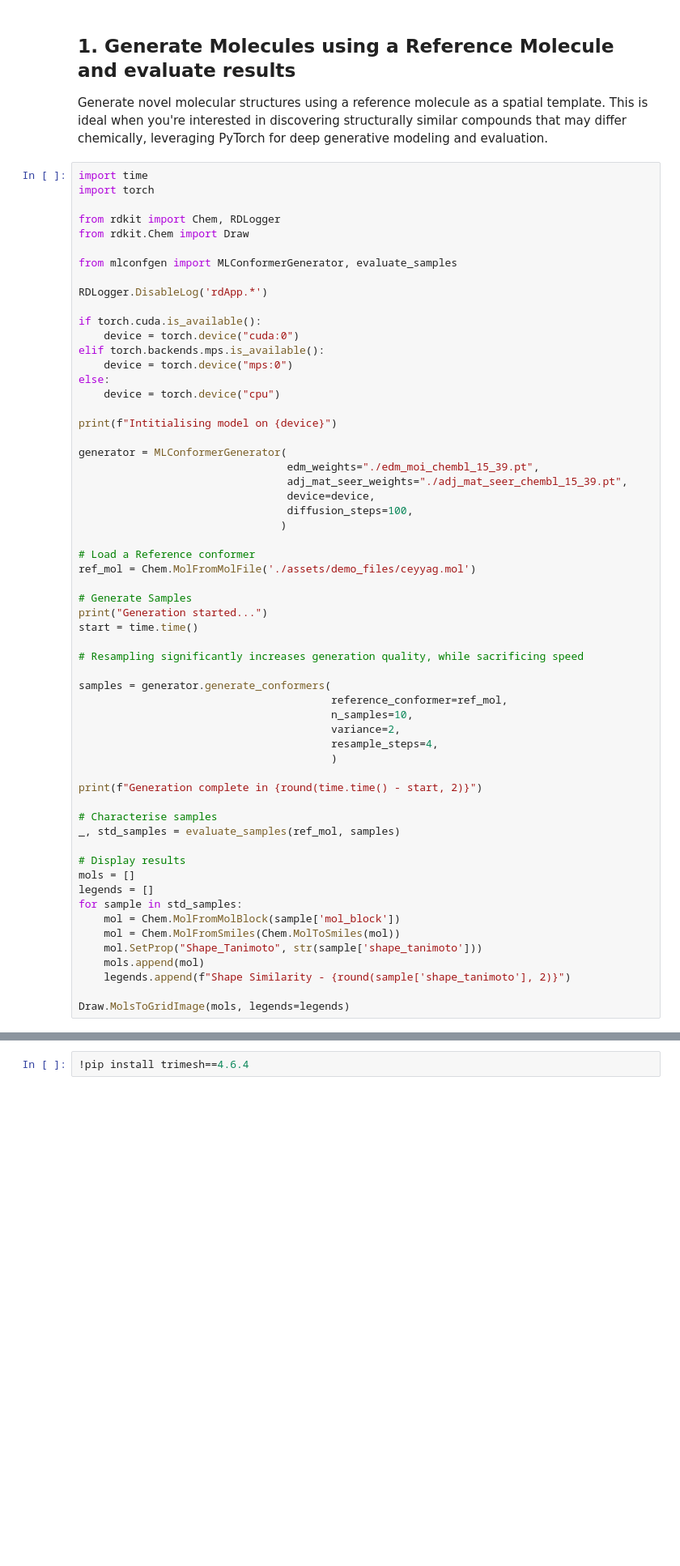
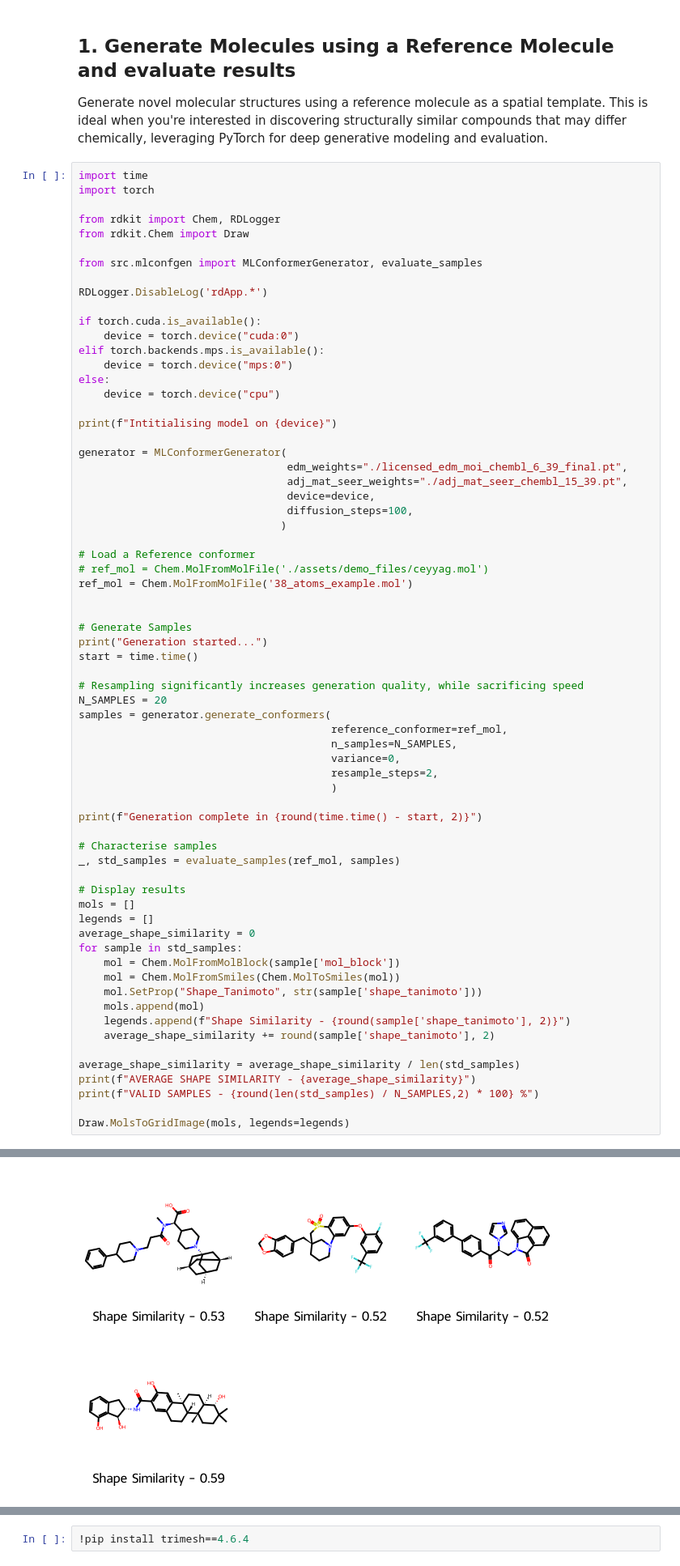
Before and after one commit to Membrizard/ml_conformer_generator, a Jupyter notebook: python_api_demo.ipynb, the cells around one changed output, grey strips where cells are left out. Shown at 81% size. Cells and saved outputs as stored; diff of their text form; blank space fills up the shorter version.

```diff
--- a/python_api_demo.ipynb
+++ b/python_api_demo.ipynb
@@ -20,7 +20,7 @@ import torch
 from rdkit import Chem, RDLogger
 from rdkit.Chem import Draw
 
-from mlconfgen import MLConformerGenerator, evaluate_samples
+from src.mlconfgen import MLConformerGenerator, evaluate_samples
 
 RDLogger.DisableLog('rdApp.*')
 
@@ -34,26 +34,28 @@ else:
 print(f"Intitialising model on {device}")
 
 generator = MLConformerGenerator(
-                                 edm_weights="./edm_moi_chembl_15_39.pt",
+                                 edm_weights="./licensed_edm_moi_chembl_6_39_final.pt",
                                  adj_mat_seer_weights="./adj_mat_seer_chembl_15_39.pt",
                                  device=device,
                                  diffusion_steps=100,
                                 )
 
 # Load a Reference conformer
-ref_mol = Chem.MolFromMolFile('./assets/demo_files/ceyyag.mol')
+# ref_mol = Chem.MolFromMolFile('./assets/demo_files/ceyyag.mol')
+ref_mol = Chem.MolFromMolFile('38_atoms_example.mol')
+
 
 # Generate Samples
 print("Generation started...")
 start = time.time()
 
 # Resampling significantly increases generation quality, while sacrificing speed
-
+N_SAMPLES = 20
 samples = generator.generate_conformers(
                                         reference_conformer=ref_mol,
-                                        n_samples=10,
-                                        variance=2,
-                                        resample_steps=4,
+                                        n_samples=N_SAMPLES,
+                                        variance=0,
+                                        resample_steps=2,
                                         )
 
 print(f"Generation complete in {round(time.time() - start, 2)}")
@@ -64,11 +66,18 @@ _, std_samples = evaluate_samples(ref_mol, samples)
 # Display results
 mols = []
 legends = []
+average_shape_similarity = 0
 for sample in std_samples:
     mol = Chem.MolFromMolBlock(sample['mol_block'])
     mol = Chem.MolFromSmiles(Chem.MolToSmiles(mol))
     mol.SetProp("Shape_Tanimoto", str(sample['shape_tanimoto']))
     mols.append(mol)
     legends.append(f"Shape Similarity - {round(sample['shape_tanimoto'], 2)}")
+    average_shape_similarity += round(sample['shape_tanimoto'], 2)
+
+average_shape_similarity = average_shape_similarity / len(std_samples)
+print(f"AVERAGE SHAPE SIMILARITY - {average_shape_similarity}")
+print(f"VALID SAMPLES - {round(len(std_samples) / N_SAMPLES,2) * 100} %")
 
 Draw.MolsToGridImage(mols, legends=legends)
+# %% [output]
@@ -75,3 +89,4 @@ Draw.MolsToGridImage(mols, legends=legends)
+[figure, added]
 # %% [markdown]
 ## 2. Generate Molecules from a Fixed Fragment using a Reference Molecule
 # %% [markdown]
```
Also changed, not shown: parts of 3 cells of this notebook, 6 other files.
